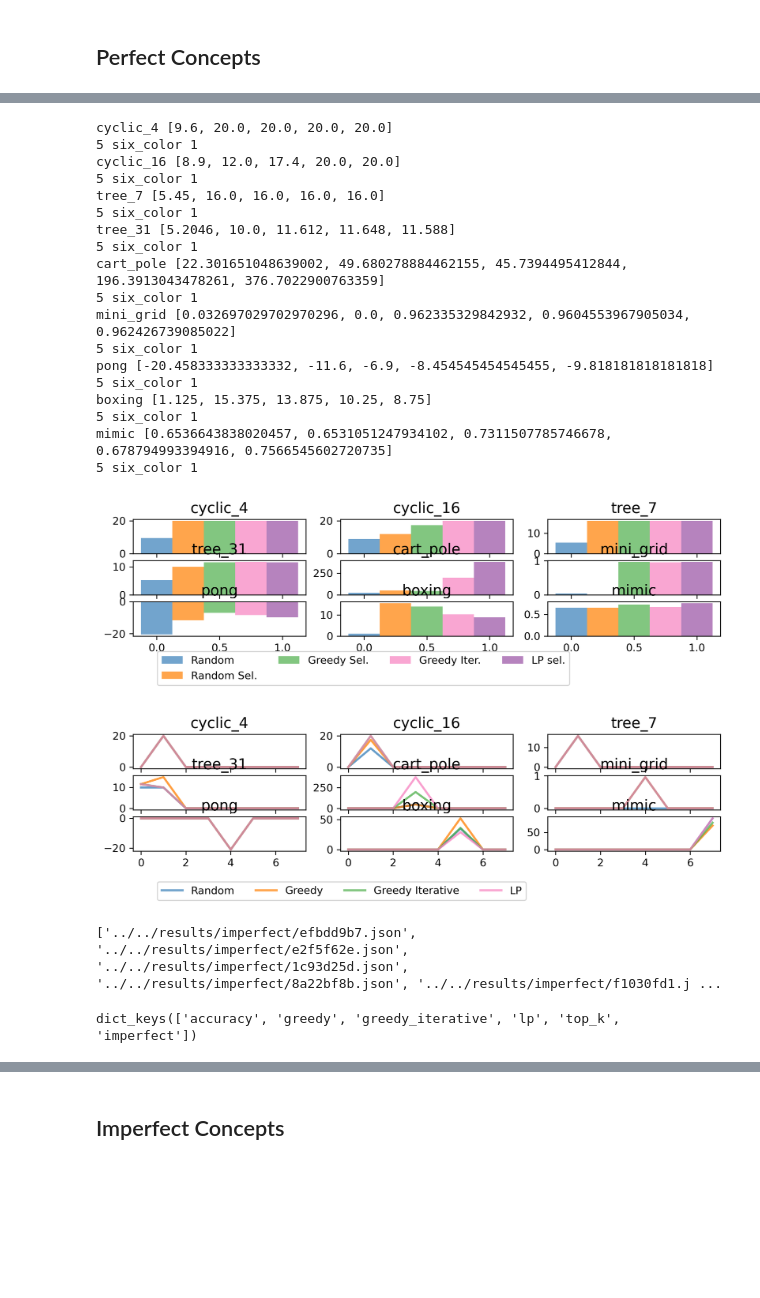
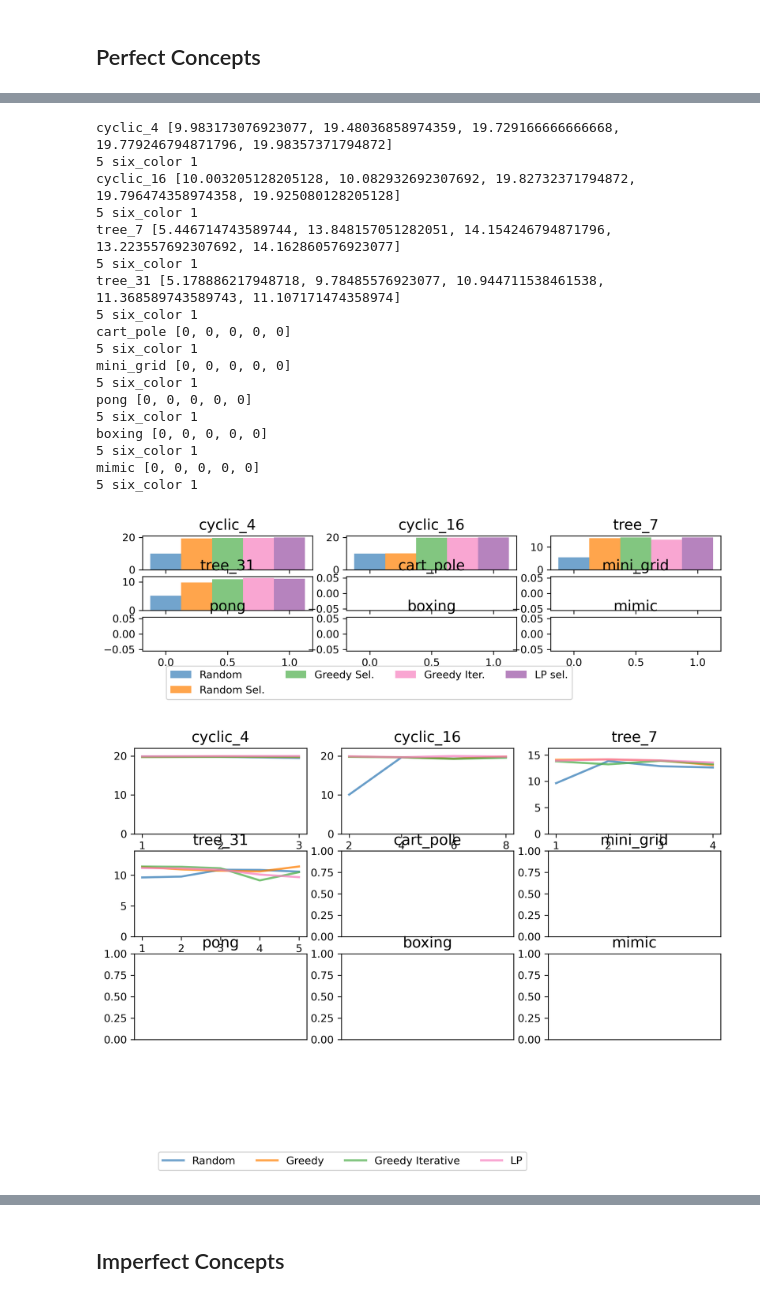
Before and after one commit to naveenr414/concept_decisions, a Jupyter notebook: scripts/notebooks/Plotting.ipynb, the cells around one changed output, grey strips where cells are left out. Saved outputs shown, nothing was run; the diff lists cells and outputs as text; code cells hidden in the pictures; blank space fills up the shorter version.

Commit message:
Added Iterative

```diff
--- a/scripts/notebooks/Plotting.ipynb
+++ b/scripts/notebooks/Plotting.ipynb
@@ -18,10 +18,10 @@ style_size = 'paper'
 ## Perfect Concepts
 # %%
 training_times = {
-    'cyclic_4':2500,
-    'cyclic_16':2500,
-    'tree_7': 2500,
-    'tree_31': 50000,
+    'cyclic_4':10_000,
+    'cyclic_16':10_000,
+    'tree_7': 25_000,
+    'tree_31': 25_000,
     'cart_pole': 250000,
     'mini_grid': 12_000_000,
     'pong': 2_000_000,
@@ -29,7 +29,7 @@ training_times = {
     'mimic': 100_000,
 }
 # %%
-number_concepts = [2,4,6,8,20,25,30,35,40,45,50,70]
+number_concepts = [1,2,3,4,5,6,8,20,25,30,35,40,45,50,70]
 environments = ["cyclic_4","cyclic_16","tree_7","tree_31","cart_pole","mini_grid","pong","boxing","mimic"]
 
 random_results = [[0 for i in range(len(number_concepts))] for i in range(len(environments))]
@@ -40,13 +40,11 @@ lp_selection = [[0 for i in range(len(number_concepts))] for i in range(len(envi
 
 for i,n in enumerate(number_concepts):
     for j,e in enumerate(environments):
-        # TODO: Remove this, once we run more experiments
-        matching_params = get_results_matching_parameters("basic","",{'environment_string': e,'num_concepts_selected': n, 'training_timesteps': training_times[e], 'concept_source': 'human_selected_binary', 'run_two_stage': False})
+        matching_params = get_results_matching_parameters("basic","",{'environment_string': e,'num_concepts_selected': n, 'training_timesteps': training_times[e], 'concept_source': 'human_selected_binary', 'run_two_stage': False, 'run_imperfect': False, 'run_intervention': False})
+
         if len(matching_params) == 0 or 'basic_comparison' not in matching_params[0]:
             res = [0,0,0,0,0]
         else:
-            if e == "cart_pole":
-                print(basic_comparison['lp']['concepts'])
             print(n,e)
             basic_comparison = matching_params[0]['basic_comparison']
             res = [
@@ -105,9 +108,9 @@ bar_format = {'color_palette': 'six_color', 'linewidth': 10, 'style_size': style
 plt.tight_layout()
 
 num_by_env = {
-    "cyclic_4": 4,
-    "cyclic_16": 4,
-    "tree_7": 4,
+    "cyclic_4": 3,
+    "cyclic_16": 2,
+    "tree_7": 2,
     "tree_31": 2,
     "cart_pole": 8,
     "mini_grid": 20,
@@ -139,25 +142,25 @@ legend_format = {'style_size': style_size,'type': 'is_global', 'loc': 'lower lef
 create_legend(fig,ax,plot_dimensions,legend_format)
 fig.savefig("../../results/figures/basic_comparison_methods.pdf",dpi=300, bbox_inches='tight')
 # %% [output]
-cyclic_4 [9.6, 20.0, 20.0, 20.0, 20.0]
+cyclic_4 [9.983173076923077, 19.48036858974359, 19.729166666666668, 19.779246794871796, 19.98357371794872]
 5 six_color 1
-cyclic_16 [8.9, 12.0, 17.4, 20.0, 20.0]
+cyclic_16 [10.003205128205128, 10.082932692307692, 19.82732371794872, 19.796474358974358, 19.925080128205128]
 5 six_color 1
-tree_7 [5.45, 16.0, 16.0, 16.0, 16.0]
+tree_7 [5.446714743589744, 13.848157051282051, 14.154246794871796, 13.223557692307692, 14.162860576923077]
 5 six_color 1
-tree_31 [5.2046, 10.0, 11.612, 11.648, 11.588]
+tree_31 [5.178886217948718, 9.78485576923077, 10.944711538461538, 11.368589743589743, 11.107171474358974]
 5 six_color 1
-cart_pole [22.301651048639002, 49.680278884462155, 45.7394495412844, 196.3913043478261, 376.7022900763359]
+cart_pole [0, 0, 0, 0, 0]
 5 six_color 1
-mini_grid [0.032697029702970296, 0.0, 0.962335329842932, 0.9604553967905034, 0.962426739085022]
+mini_grid [0, 0, 0, 0, 0]
 5 six_color 1
-pong [-20.458333333333332, -11.6, -6.9, -8.454545454545455, -9.818181818181818]
+pong [0, 0, 0, 0, 0]
 5 six_color 1
-boxing [1.125, 15.375, 13.875, 10.25, 8.75]
+boxing [0, 0, 0, 0, 0]
 5 six_color 1
-mimic [0.6536643838020457, 0.6531051247934102, 0.7311507785746678, 0.678794993394916, 0.7566545602720735]
+mimic [0, 0, 0, 0, 0]
 5 six_color 1
-[figure, old version]
+[figure, new version]
 # %%
 # Plot #concpet perf.
 # Plot Comparison for each env
@@ -169,42 +172,49 @@ def flatten_to_square(lst):
     res = [[0 for i in range(3)] for j in range(3)]
 
     for i in range(len(lst)):
         x,y = index_to_tuple(i)
         res[x][y] = lst[i]
 
     return res
 
+num_by_env = {
+    "cyclic_4": [1,2,3],
+    "cyclic_16": [2,4,6,8],
+    "tree_7": [1,2,3,4],
+    "tree_31": [1,2,3,4,5],
+    "cart_pole": [],
+    "mini_grid": [],
+    "pong": [],
+    "boxing": [],
+    "mimic": [],
+}
+
 titles = flatten_to_square(environments)
 
 sup_y_label = ""
-overall_format = {'figsize':(10,2),
+overall_format = {'figsize':(10,5),
     'style_size': style_size,
     'has_grid': False,
+    'y_lim': [[[0,22],[0,22],[0,(10*4/7+20*3/7)+2]],[[0,(10*25/31+20*6/31)+2],[0,1],[0,1]],[[0,1],[0,1],[0,1]]],
+    'x_ticks': [[[num_by_env[environments[3*i+j]],num_by_env[environments[3*i+j]]] for j in range(3)] for i in range(3)]
 }
 
 fig,ax = create_axes(plot_dimensions,overall_format,titles=titles)
 
 line_format = {'color_palette': 'six_color', 'linewidth': 2}
-plt.tight_layout()
 
 all_labels = ["Random","Greedy","Greedy Iterative","LP"]
 
 for i in range(len(environments)):
-    x_groups = [list(range(len(arr[0]))) for arr in [random_selection,greedy_selection,greedy_iterative_selection,lp_selection]]
-    x_vals = number_concepts
-    y_vals = [[arr[i][j] for j in range(len(arr[i]))] for arr in [random_selection,greedy_selection,greedy_iterative_selection,lp_selection]]
+    x_groups = [num_by_env[environments[i]] for arr in [random_selection,greedy_selection,greedy_iterative_selection,lp_selection]]
+    x_vals = num_by_env[environments[i]]
+    y_vals = [[arr[i][number_concepts.index(j)] for j in num_by_env[environments[i]]] for arr in [random_selection,greedy_selection,greedy_iterative_selection,lp_selection]]
     x,y = index_to_tuple(i)
 
     plot_line(ax[x][y],x_groups,y_vals,[[0 for i in range(len(arr))] for arr in y_vals],all_labels,line_format)
 
 legend_format = {'style_size': style_size,'type': 'is_global', 'loc': 'lower left', 'ncol': 4, 'bbox_to_anchor': (0.15,-0.25),'fontsize': 14}
 create_legend(fig,ax,plot_dimensions,legend_format)
 fig.savefig("../../results/figures/number_of_concepts_basic.pdf",dpi=300, bbox_inches='tight')
 # %% [output]
-[figure, old version]
+[figure, new version]
-# %%
-matching_params = get_results_matching_parameters("imperfect","",{'environment_string': 'mini_grid','num_concepts_selected': 20, 'training_timesteps': 1_000_000, 'concept_source': 'human_selected_binary', 'run_two_stage': True})
-matching_params[0]['two_stage'].keys()
-# %% [output]
-['../../results/imperfect/efbdd9b7.json', '../../results/imperfect/e2f5f62e.json', '../../results/imperfect/1c93d25d.json', '../../results/imperfect/8a22bf8b.json', '../../results/imperfect/f1030fd1.j ...
-dict_keys(['accuracy', 'greedy', 'greedy_iterative', 'lp', 'top_k', 'imperfect'])
```
Also changed, not shown: parts of 27 cells of this notebook, 15 other files.
